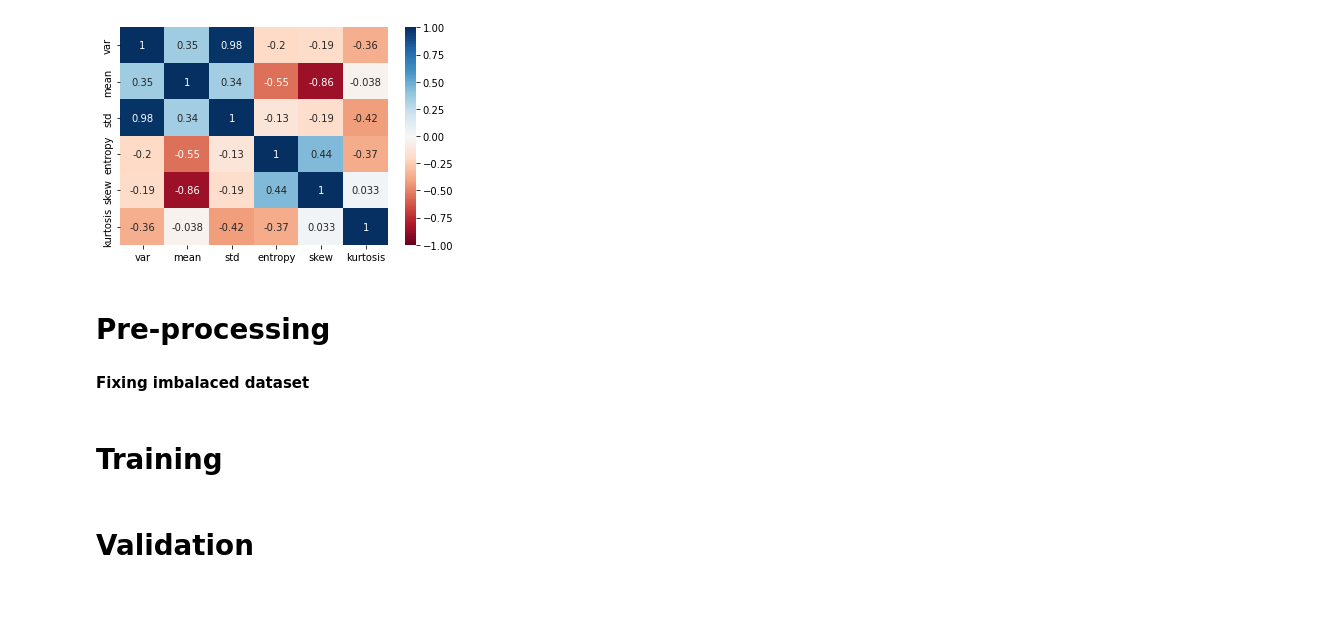
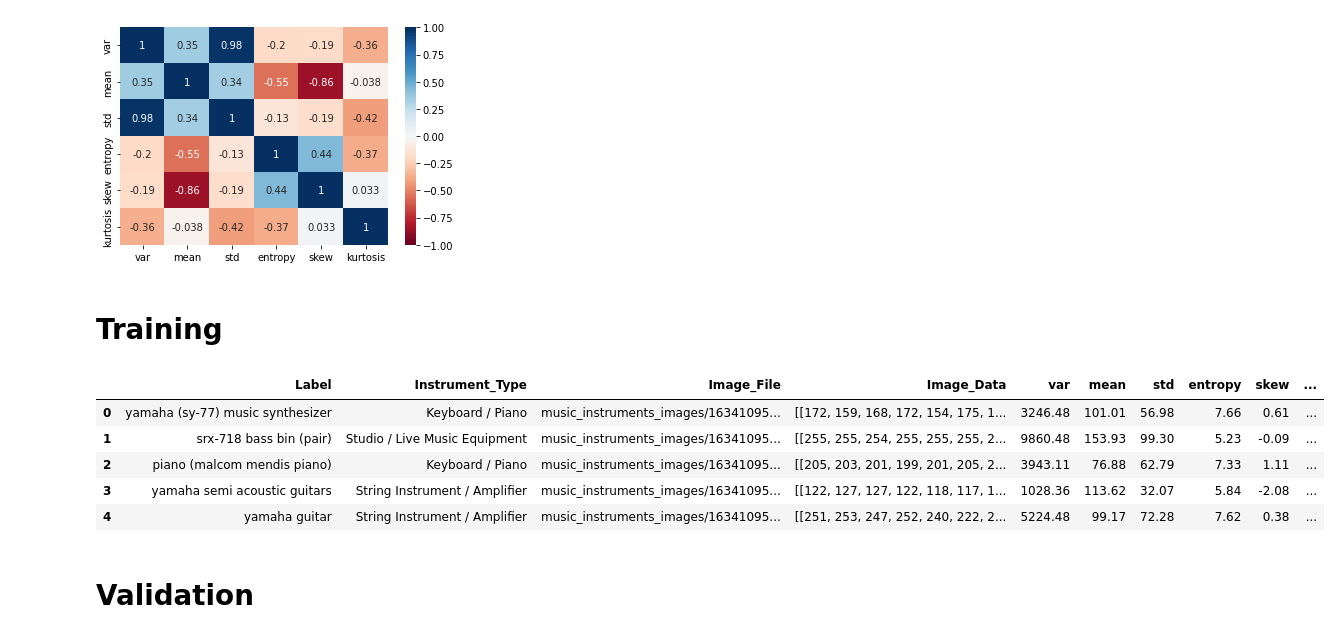
Before and after one commit to Esteves4/IA-Proj, a Jupyter notebook: IA_Proj_Music.ipynb, the cells around one changed output. Drawn from its saved outputs; the diff is of its cells as text; code cells hidden in the pictures; blank space fills up the shorter version.

```diff
--- a/IA_Proj_Music.ipynb
+++ b/IA_Proj_Music.ipynb
@@ -182,7 +184,3 @@ sn.heatmap(corr_matrix, cmap='RdBu',vmin=-1, vmax=1, center=0, annot=True)
 plt.show()
 # %% [output]
 [figure]
-# %% [markdown]
-# Pre-processing
-# %% [markdown]
-**Fixing imbalaced dataset**
@@ -199,5 +187,18 @@ _ = axs[1].set_title("Over-sampling")
 # %% [markdown]
 # Training
+# %%
+# To use the music_df variable, features columns to use: var, mean, std, entropy, skew and kurtosis
+#                             , class columns to use: Label (?), Instrument_Type
+#                             , data column to be trainned:  Image_Data
+
+music_df.head()
+# %% [output]
+|  | Label | Instrument_Type | Image_File | Image_Data | var | mean | std | entropy | skew | ... |
+| 0 | yamaha (sy-77) music synthesizer | Keyboard / Piano | music_instruments_images/16341095... | [[172, 159, 168, 172, 154, 175, 1... | 3246.48 | 101.01 | 56.98 | 7.66 | 0.61 | ... |
+| 1 | srx-718 bass bin (pair) | Studio / Live Music Equipment | music_instruments_images/16341095... | [[255, 255, 254, 255, 255, 255, 2... | 9860.48 | 153.93 | 99.30 | 5.23 | -0.09 | ... |
+| 2 | piano (malcom mendis piano) | Keyboard / Piano | music_instruments_images/16341095... | [[205, 203, 201, 199, 201, 205, 2... | 3943.11 | 76.88 | 62.79 | 7.33 | 1.11 | ... |
+| 3 | yamaha semi acoustic guitars | String Instrument / Amplifier | music_instruments_images/16341095... | [[122, 127, 127, 122, 118, 117, 1... | 1028.36 | 113.62 | 32.07 | 5.84 | -2.08 | ... |
+| 4 | yamaha guitar | String Instrument / Amplifier | music_instruments_images/16341095... | [[251, 253, 247, 252, 240, 222, 2... | 5224.48 | 99.17 | 72.28 | 7.62 | 0.38 | ... |
 # %% [markdown]
 # Validation
 # %% [markdown]
```
Also changed, not shown: parts of 3 cells of this notebook.
